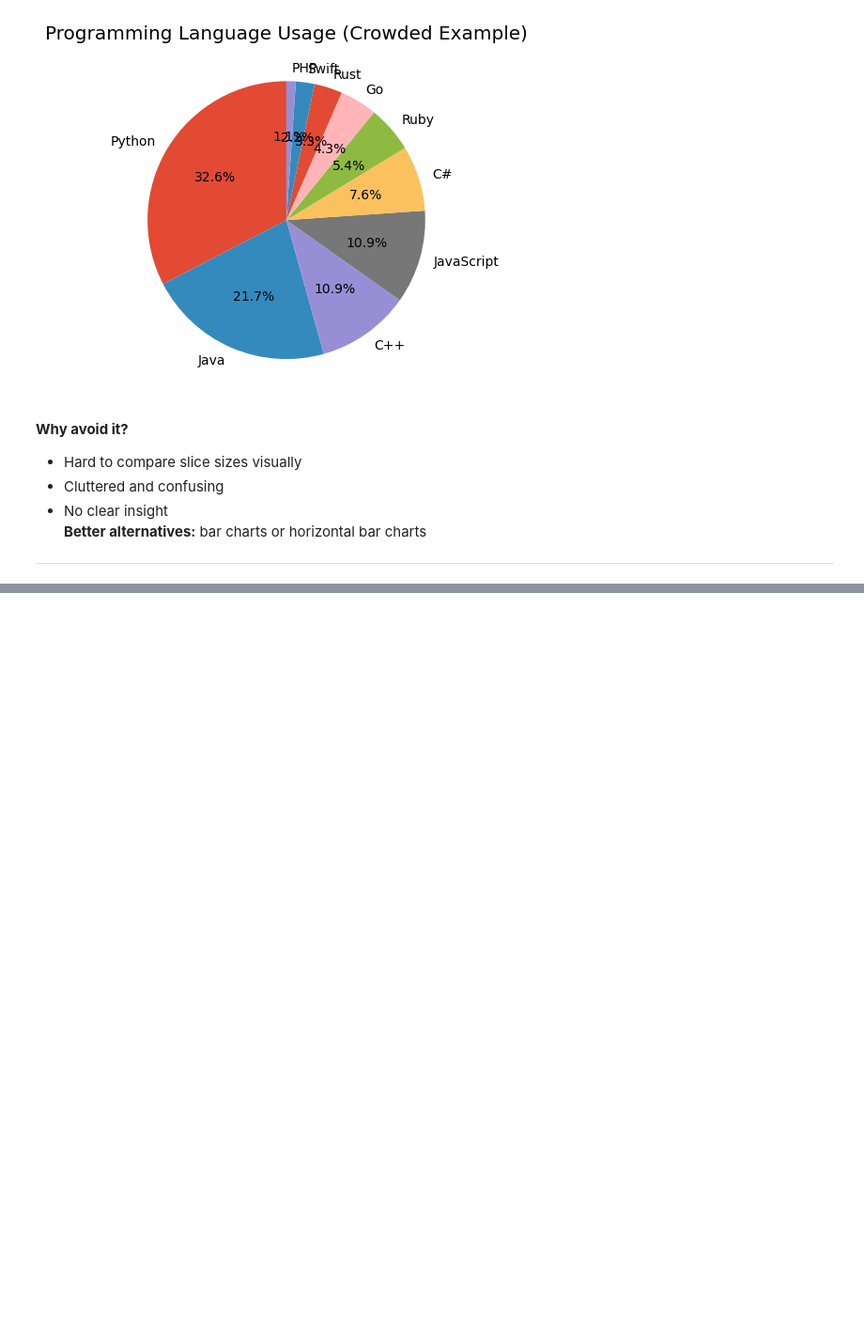
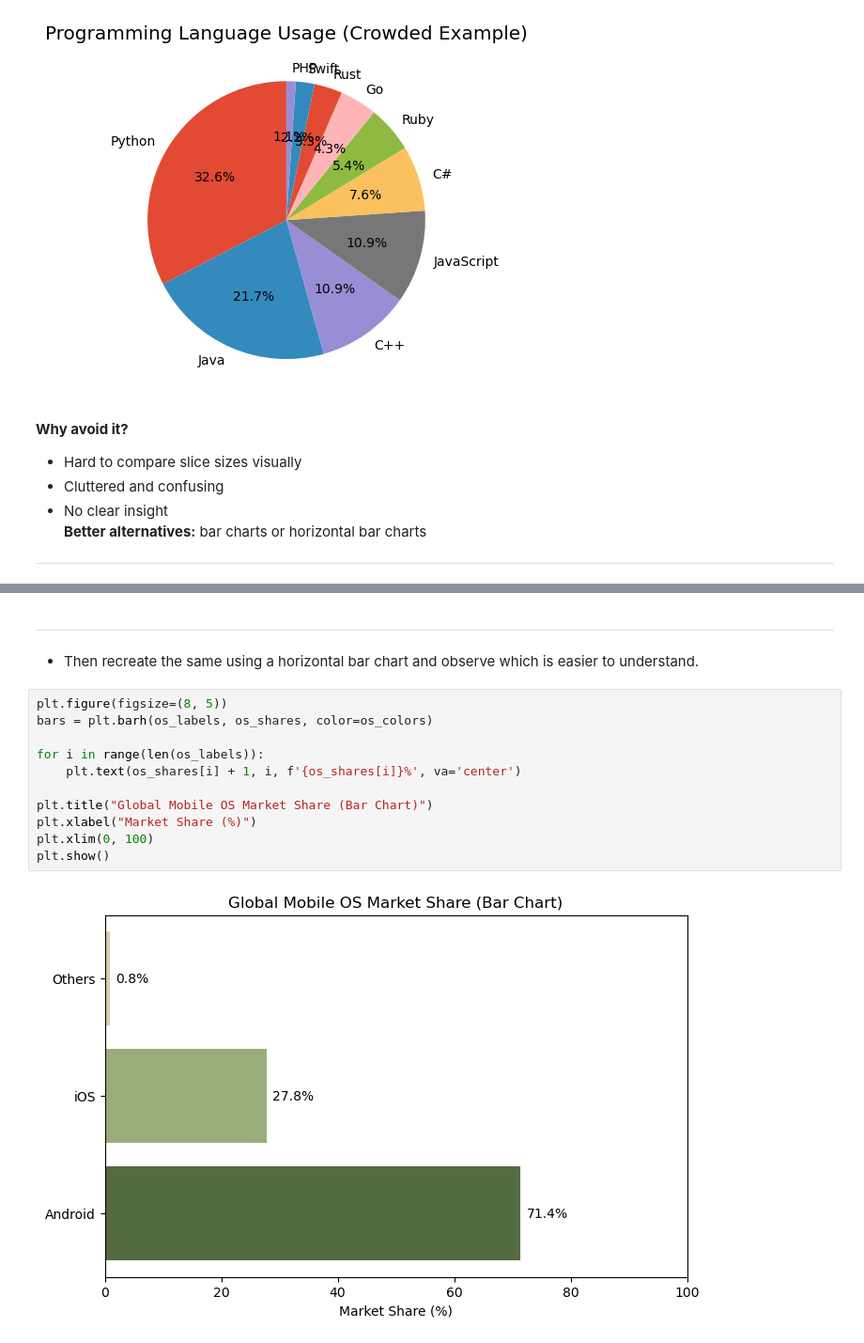
Before and after one commit to yashmahajancd/ULTIMATE-JOB-READY-DATA-SCIENCE, a Jupyter notebook: 08-matplotlib/03_pie_charts.ipynb, the cells around one changed output, grey strips where cells are left out. Shown at 94% size. Drawn from its saved outputs; the diff is of its cells as text; blank space fills up the shorter version.

```diff
--- a/08-matplotlib/03_pie_charts.ipynb
+++ b/08-matplotlib/03_pie_charts.ipynb
@@ -306,0 +330,17 @@ plt.show()
+# %% [markdown]
+---
+# %% [markdown]
+- Then recreate the same using a horizontal bar chart and observe which is easier to understand.
+# %%
+plt.figure(figsize=(8, 5))
+bars = plt.barh(os_labels, os_shares, color=os_colors)
+
+for i in range(len(os_labels)):
+    plt.text(os_shares[i] + 1, i, f'{os_shares[i]}%', va='center')
+
+plt.title("Global Mobile OS Market Share (Bar Chart)")
+plt.xlabel("Market Share (%)")
+plt.xlim(0, 100)
+plt.show()
+# %% [output]
+[figure, added]
```
Also changed, not shown: parts of 4 cells of this notebook.
